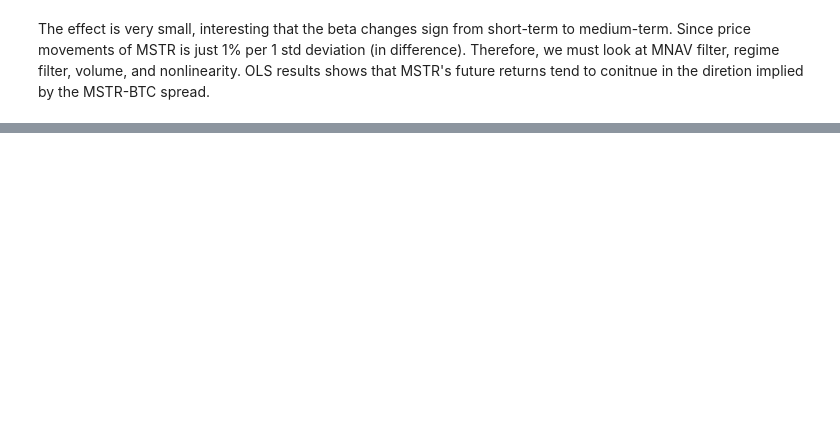
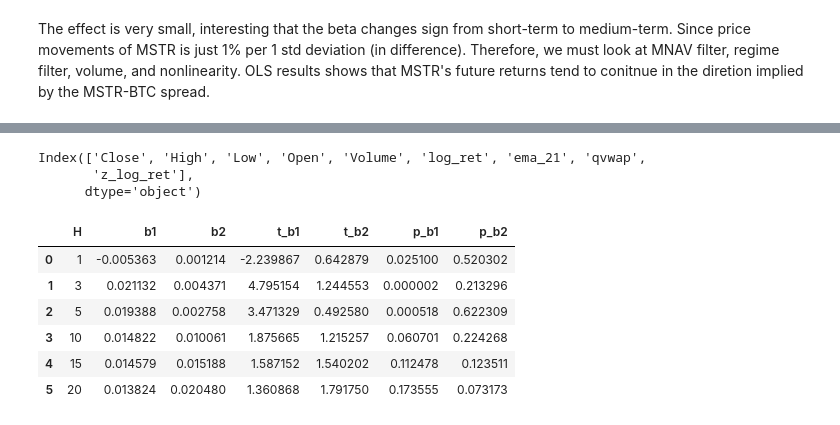
Before and after one commit to spxrq/mstr-bullcall-spread-strategy, a Jupyter notebook: notebooks/01_explore_btc_mstr.ipynb, the cells around one changed output, grey strips where cells are left out. Drawn from its saved outputs; the diff is of its cells as text; code cells hidden in the pictures; blank space fills up the shorter version.

```diff
--- a/notebooks/01_explore_btc_mstr.ipynb
+++ b/notebooks/01_explore_btc_mstr.ipynb
@@ -308,0 +337,43 @@ pd.DataFrame(results)
+# %%
+btc.columns
+# %% [output]
+Index(['Close', 'High', 'Low', 'Open', 'Volume', 'log_ret', 'ema_21', 'qvwap',
+       'z_log_ret'],
+      dtype='object')
+# %%
+results2 = []
+btc_log_ret_sq = (btc["log_ret"] ** 2).rename("log_ret_sq")
+
+X = pd.concat([btc["log_ret"], btc_log_ret_sq], axis=1)
+X = sm.add_constant(X)
+
+for H in horizons:
+    if H == 1:
+        y = mstr["log_ret"].shift(-1)
+    else:
+        y = mstr["log_ret"].shift(-1).rolling(H).sum()
+
+    model = sm.OLS(y, X, missing="drop").fit(
+        cov_type="HAC",
+        cov_kwds={"maxlags":5}
+    )
+
+    results2.append({
+        "H": H,
+        "b1": model.params["log_ret"],
+        "b2": model.params["log_ret_sq"],
+        "t_b1": model.tvalues["log_ret"],
+        "t_b2": model.tvalues["log_ret_sq"],
+        "p_b1": model.pvalues["log_ret"],
+        "p_b2": model.pvalues["log_ret_sq"],
+    })
+
+pd.DataFrame(results)
+# %% [output]
+|  | H | b1 | b2 | t_b1 | t_b2 | p_b1 | p_b2 |
+| 0 | 1 | -0.005363 | 0.001214 | -2.239867 | 0.642879 | 0.025100 | 0.520302 |
+| 1 | 3 | 0.021132 | 0.004371 | 4.795154 | 1.244553 | 0.000002 | 0.213296 |
+| 2 | 5 | 0.019388 | 0.002758 | 3.471329 | 0.492580 | 0.000518 | 0.622309 |
+| 3 | 10 | 0.014822 | 0.010061 | 1.875665 | 1.215257 | 0.060701 | 0.224268 |
+| 4 | 15 | 0.014579 | 0.015188 | 1.587152 | 1.540202 | 0.112478 | 0.123511 |
+| 5 | 20 | 0.013824 | 0.020480 | 1.360868 | 1.791750 | 0.173555 | 0.073173 |
```
Also changed, not shown: parts of 8 cells of this notebook.
